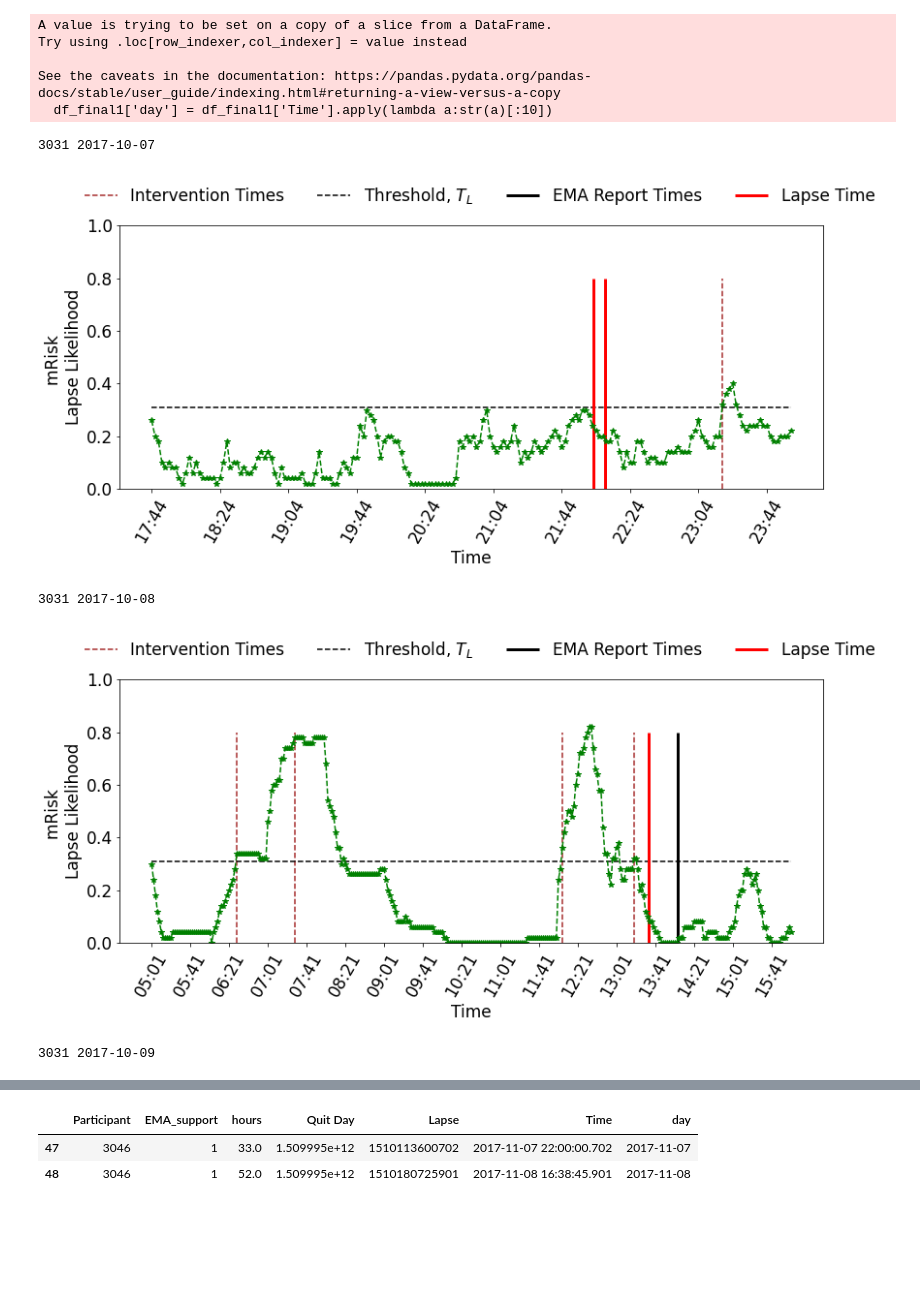
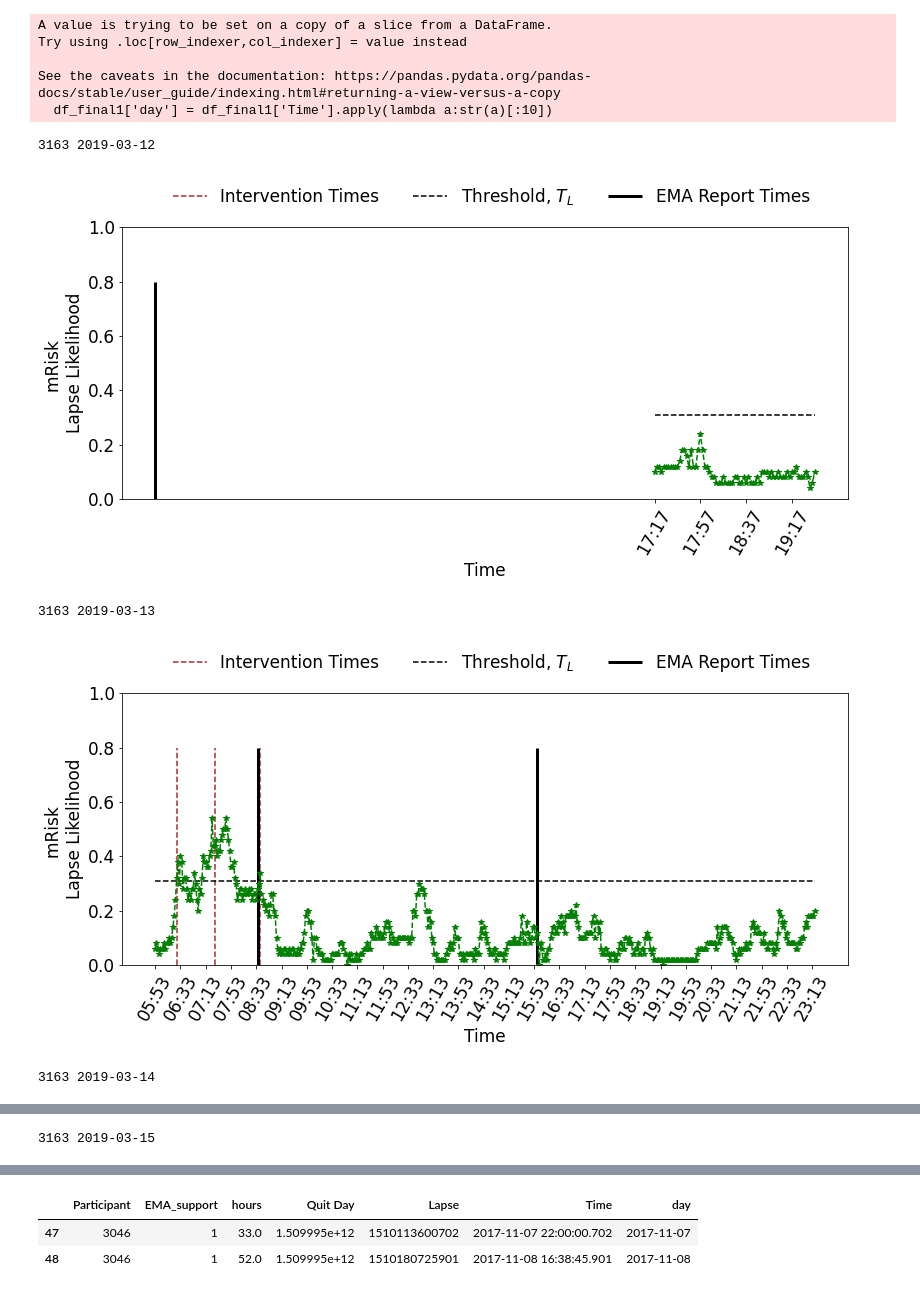
Before and after one commit to aungkonazim/mrisk, a Jupyter notebook: evaluation_pulearn_and_plots/evaluation_positive_only_v1.ipynb, the cells around one changed output, grey strips where cells are left out. Saved outputs shown, nothing was run; the diff lists cells and outputs as text; code cells hidden in the pictures; blank space fills up the shorter version.

```diff
--- a/evaluation_pulearn_and_plots/evaluation_positive_only_v1.ipynb
+++ b/evaluation_pulearn_and_plots/evaluation_positive_only_v1.ipynb
@@ -244,5 +268,5 @@ pd.set_option('display.max_columns', 500)
 # %%
-ema_data = pd.read_csv('./data/EMA_smoking_times1.csv')
+ema_data = pd.read_csv('../data/EMA_smoking_times1.csv')
 ema_data = ema_data[['Participant','Starttime','Howmany Cigs?']]
 ema_data['Time'] = ema_data['Starttime'].apply(lambda a:datetime.fromtimestamp(a/1000))
 ema_data['day'] = ema_data['Time'].apply(lambda a:str(a)[:10])
@@ -278,7 +304,7 @@ def return_intervention_times(x,y):
     return x_int,y_int
 #3046
 #3163
-wanted = '3031'
+wanted = '3163'
 for par in df_final1.User.unique():
     participant_all_day = df_final1[df_final1.User==par]
     if par!=wanted:
@@ -301,8 +327,8 @@ for par in df_final1.User.unique():
             x_emas = np.array([a for a in x_emas if pd.to_datetime(a).hour>=5])
             if len(x_emas)>0:
                 ema_day = True
-        if not lapse_day:
-            continue
+        # if not lapse_day:
+        #     continue
         # if not ema_day:
         #     continue
         print(par,day)
@@ -331,36 +357,36 @@ for par in df_final1.User.unique():
         plt.hlines(bias,min_x,max_x,linestyles='--',color='k',label='Threshold, '+ r'$T_L$')
         if ema_day:
             if wanted=='3031':
                 x_emas = x_emas[1:]
             plt.vlines(x_emas,0,.8,color='k',linewidth=3,label='EMA Report Times')
 
         if lapse_day:
             plt.vlines(x_lapses-np.timedelta64(0,'m'),0,.8,color='red',linewidth=3,label='Lapse Time')
             # max_time = np.max([])
         # plt.hlines(0.5,x_lapses,x_emas,linewidth=7,color='tab:blue')
         # plt.text(x_lapses[0]+np.timedelta64(31,'m'),.45,'{:.2f}\nmins'.format((x_emas[0]-x_lapses[0])/np.timedelta64(1,'m')),color='tab:blue',fontsize=15,fontweight=10)
         plt.ylim([0,1])
         # plt.legend(ncol=3,frameon=False,loc='upper left')
         if wanted == '3031':
             plt.legend(loc = (-.06,1.05),ncol=4,frameon=False)
         else:
             plt.legend(loc = (.06,1.05),ncol=4,frameon=False)
         plt.xticks(x[np.arange(0,len(x),20)],np.array([str(a)[11:16] for a in x])[np.arange(0,len(x),20)],rotation=60)
         plt.ylabel('mRisk \nLapse Likelihood')
         plt.xlabel('Time')
         # plt.tight_layout()
-        plt.savefig('./data/images/lapse_risk_{}.png'.format(par))
+        # plt.savefig('./data/images/lapse_risk_{}.png'.format(par))
         plt.show()
 
         # plt.figure(figsize=(15,2))
         # sns.heatmap(np.array(y).reshape(1,-1),vmax= 1,vmin=0,cmap='vlag')
 
         # plt.show()
 
         # fig,ax = plt.subplots(2,1,figsize)
 # %% [output]
-3031 2017-10-07
+3163 2019-03-12
-[figure, old version]
+[figure, new version]
-3031 2017-10-08
+3163 2019-03-13
-[figure, old version]
+[figure, new version]
-3031 2017-10-09
+3163 2019-03-14
@@ -367,0 +394 @@ for par in df_final1.User.unique():
+3163 2019-03-15
```
Also changed, not shown: parts of 4 cells of this notebook, 23 other files.
